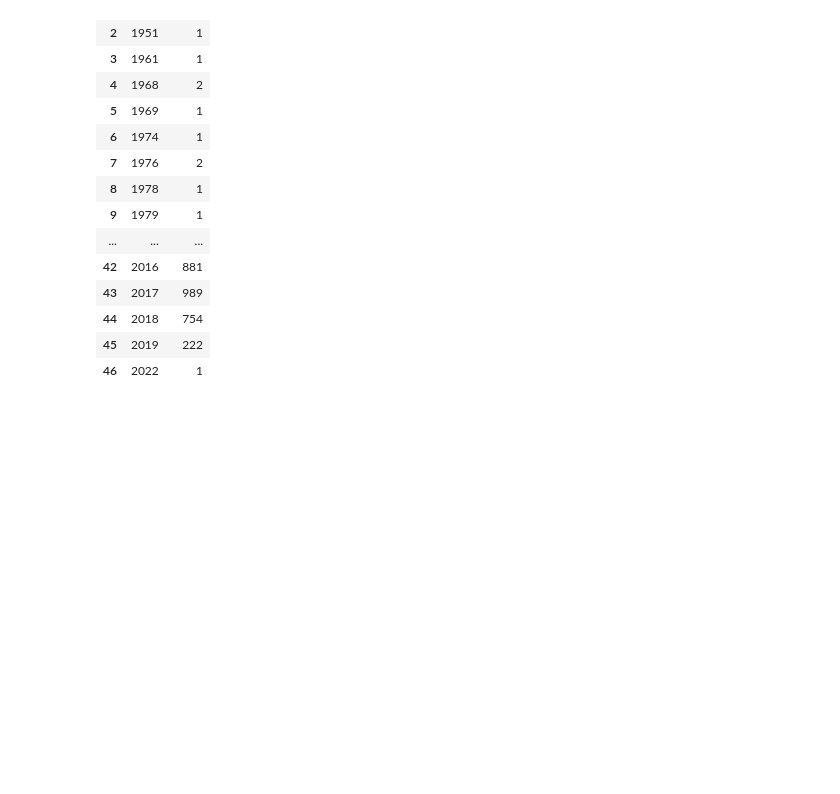
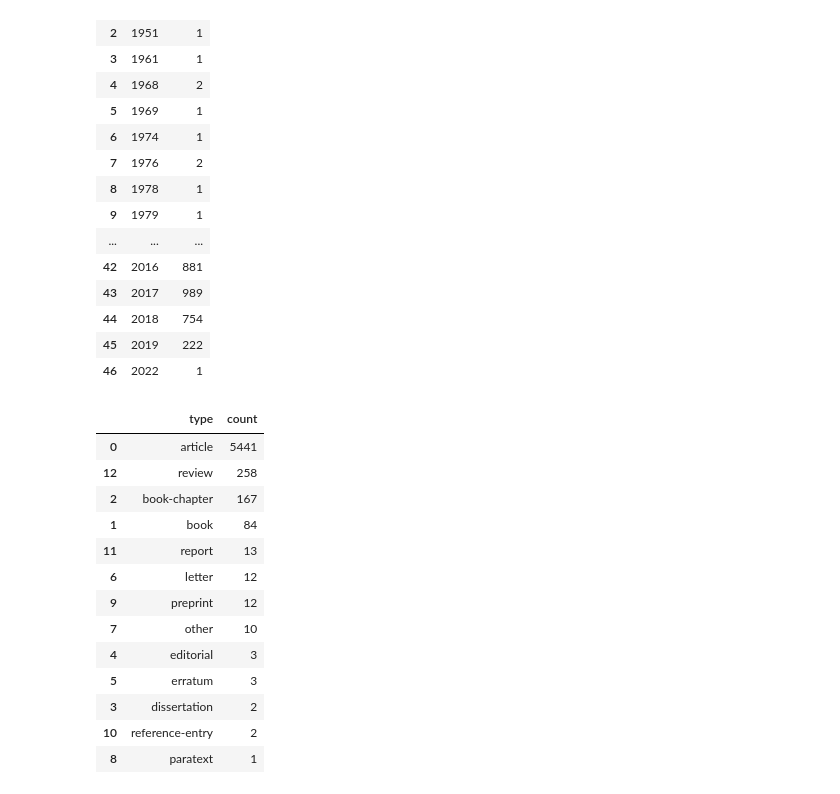
Before and after one commit to poppy-nicolette/IPCC_corpus, a Jupyter notebook: Corpus/descriptive_analysis/descriptive_analysis.ipynb, the cells around one changed output. Saved outputs shown, nothing was run; the diff lists cells and outputs as text; code cells hidden in the pictures; blank space fills up the shorter version.

```diff
--- a/Corpus/descriptive_analysis/descriptive_analysis.ipynb
+++ b/Corpus/descriptive_analysis/descriptive_analysis.ipynb
@@ -66 +72,25 @@ fig = px.bar(pub_year_df, x="year", y='count', title="Core Works by year, 1990-2
 fig.show()
+# %%
+# doc types on df_merged_core
+doc_type_df = pd.DataFrame(df_merged_core.groupby(df_merged_core['type'])['type'].count()).unstack()
+doc_type_df = doc_type_df.reset_index()
+doc_type_df.drop(columns=['level_0'], inplace=True)
+doc_type_df = doc_type_df.rename(columns={'type':'type',0:'count'})
+doc_type_df = doc_type_df.sort_values('count', ascending=False)
+doc_type_df.to_excel("tables/doc_type.xlsx")
+doc_type_df
+# %% [output]
+|  | type | count |
+| 0 | article | 5441 |
+| 12 | review | 258 |
+| 2 | book-chapter | 167 |
+| 1 | book | 84 |
+| 11 | report | 13 |
+| 6 | letter | 12 |
+| 9 | preprint | 12 |
+| 7 | other | 10 |
+| 4 | editorial | 3 |
+| 5 | erratum | 3 |
+| 3 | dissertation | 2 |
+| 10 | reference-entry | 2 |
+| 8 | paratext | 1 |
```
Also changed, not shown: parts of 7 cells of this notebook, 8 other files.
